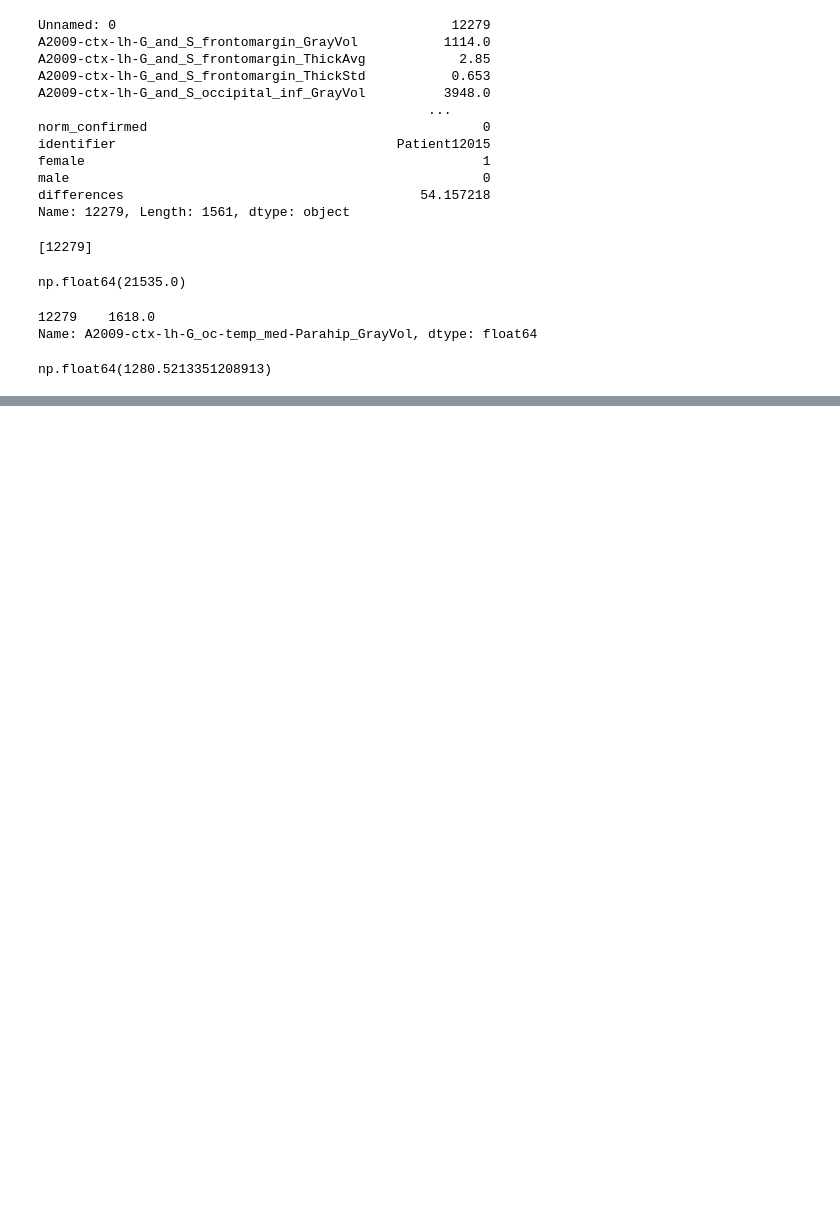
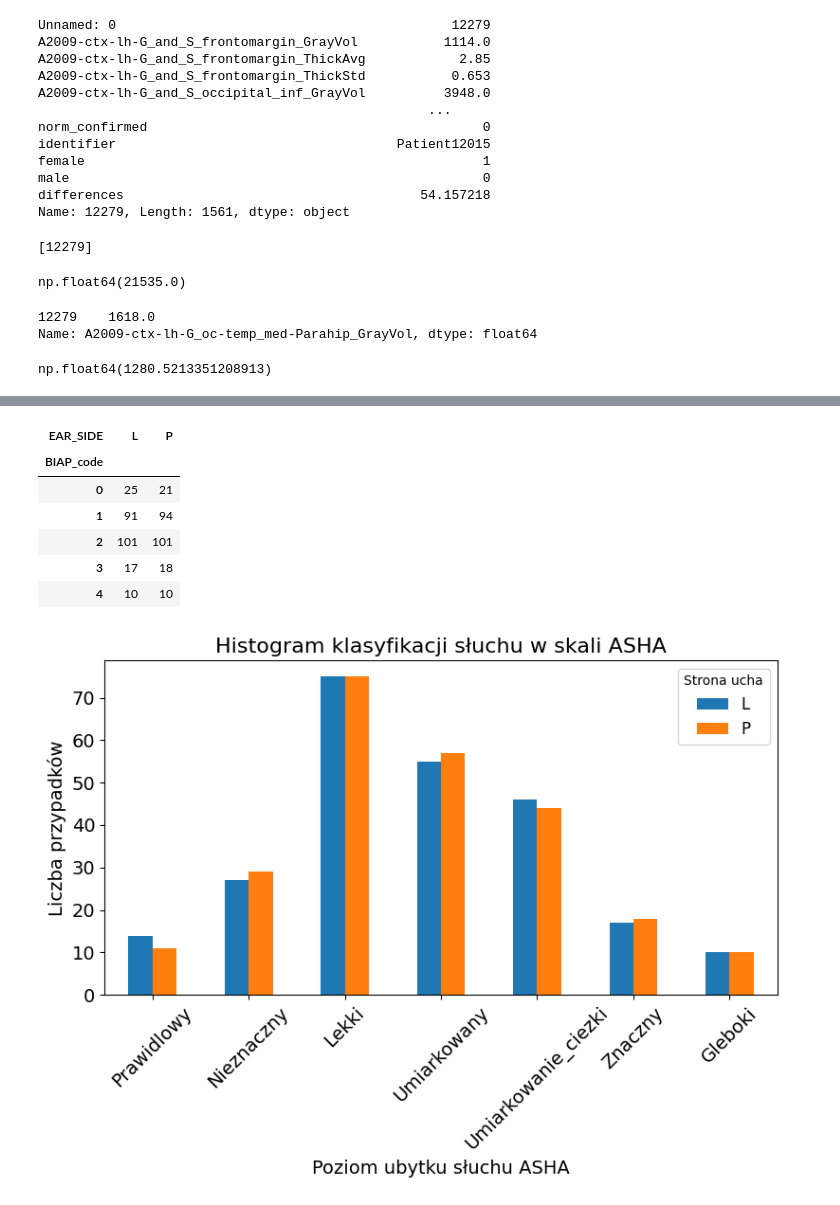
Before and after one commit to maria0026/NeuroHearing, a Jupyter notebook: notebooks/data_info.ipynb, the cells around one changed output, grey strips where cells are left out. Saved outputs shown, nothing was run; the diff lists cells and outputs as text; code cells hidden in the pictures; blank space fills up the shorter version.

```diff
--- a/notebooks/data_info.ipynb
+++ b/notebooks/data_info.ipynb
@@ -221,0 +208,4 @@ np.float64(-1.5789590629978356)
+# %%
+df = pd.read_csv(f"data/calculations/{config['tonaldataname']}.csv", sep=None, engine='python', dtype={'PESEL': str}, encoding='utf-8-sig')
+# %%
+df = df[df['IF_FIRST'] == 1]
@@ -221,0 +258,44 @@ np.float64(-1.5789590629978356)
+# %%
+def plot_hearing_degree(df, allel1, allel2, map=ASHA_label_map, scale='ASHA'):
+    if allel1 is not None:
+        df_selected = df[(df['ALLELE_1_HGVS_C'] == allel1) & (df['ALLEL_2_HGVS_C']==allel2) | (df['ALLELE_1_HGVS_C'] == allel2) & (df['ALLEL_2_HGVS_C']==allel1)]
+        title = f"Histogram w skali {scale} dla alleli {allel1}, {allel2}"
+    else:
+        df_selected = df
+        title = f"Histogram klasyfikacji słuchu w skali {scale}"
+
+    inv_map = {v: k for k, v in map.items()}
+    counts = df_selected.groupby([f"{scale}_code", "EAR_SIDE"]).size().unstack(fill_value=0)
+
+    order = list(range(len(map)))
+    counts = counts.reindex(order, fill_value=0)
+    if counts.empty or counts.sum().sum() == 0:
+        print(f"Brak danych do rysowania dla: {title}")
+        return
+
+    labels = [inv_map.get(x, str(x)) for x in counts.index]
+
+    counts.plot(kind="bar", figsize=(8,6))
+    plt.xticks(range(len(counts.index)), labels, rotation=45, fontsize=14)
+    plt.yticks(fontsize=14)
+    plt.xlabel(f"Poziom ubytku słuchu {scale}", fontsize=14)
+    plt.ylabel("Liczba przypadków", fontsize=14)
+    plt.title(title, fontsize=16)
+    plt.legend(title="Strona ucha", fontsize=12)
+    plt.tight_layout()
+    plt.savefig(f"plots/hearing_{scale}_{allel1}_{allel2}.png", dpi=300, bbox_inches="tight")
+    #plt.show()
+
+    return counts
+# %%
+plot_hearing_degree(df, None, None, ASHA_label_map, 'ASHA')
+plot_hearing_degree(df, None, None, BIAP_label_map, 'BIAP')
+# %% [output]
+| EAR_SIDE | L | P |
+| BIAP_code |  |  |
+| 0 | 25 | 21 |
+| 1 | 91 | 94 |
+| 2 | 101 | 101 |
+| 3 | 17 | 18 |
+| 4 | 10 | 10 |
+[figure, added]
```
Also changed, not shown: parts of 7 cells of this notebook.
